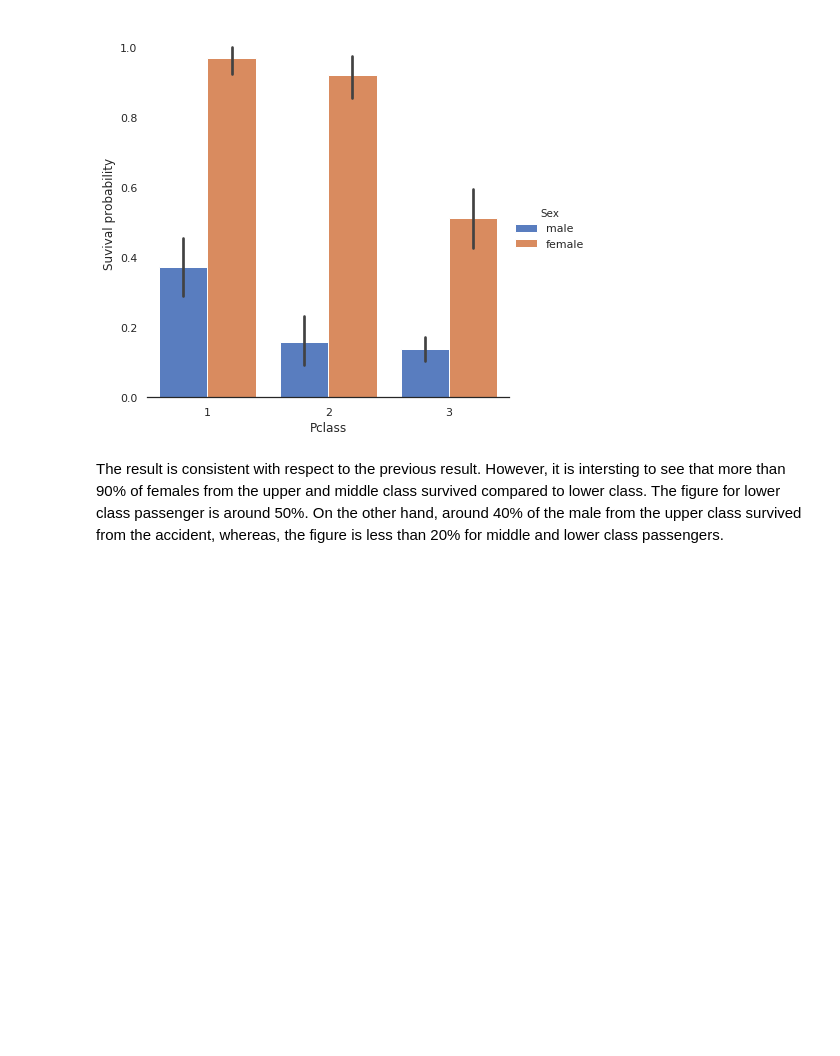
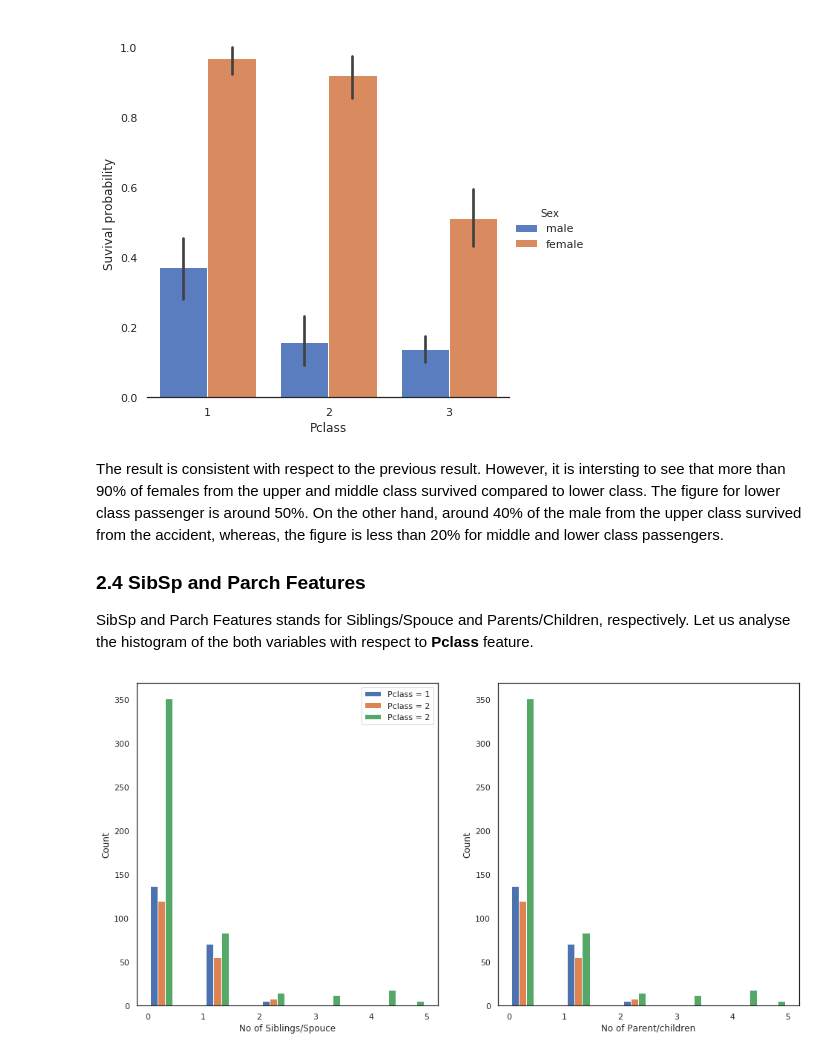
Before and after one commit to ansumsingh/Machine-learning-and-data-science, a Jupyter notebook: titanic/titanicAnalysis.ipynb, the cells around one changed output. Cells and saved outputs as stored; diff of their text form; code cells hidden in the pictures; blank space fills up the shorter version.

```diff
--- a/titanic/titanicAnalysis.ipynb
+++ b/titanic/titanicAnalysis.ipynb
@@ -252,3 +265,27 @@ g = g.set_ylabels("Suvival probability")
 # %% [markdown]
 The result is consistent with respect to the previous result. However, it is intersting to see that more than 90% of females from the upper and middle class survived compared to lower class. The figure for lower class passenger is around 50%.
 On the other hand, around 40% of the male from the upper class survived from the accident, whereas, the figure is less than 20% for middle and lower class passengers.
+
+### 2.4 SibSp and Parch Features
+SibSp and Parch Features stands for Siblings/Spouce and Parents/Children, respectively. Let us analyse the histogram of the both variables with respect to **Pclass** feature.
+# %%
+#Set the figure size
+fig=plt.figure(1,figsize=(16,8))
+
+
+fig.add_subplot(121)
+SibSp = [train_set[train_set['Pclass']==1]['SibSp'],train_set[train_set['Pclass']==2]['SibSp'],train_set[train_set['Pclass']==3]['SibSp']]
+plt.hist(SibSp)
+plt.legend(['Pclass = 1','Pclass = 2','Pclass = 2'])
+plt.ylabel('Count')
+plt.xlabel('No of Siblings/Spouce')
+
+fig.add_subplot(122)
+Parch = [train_set[train_set['Pclass']==1]['Parch'],train_set[train_set['Pclass']==2]['Parch'],train_set[train_set['Pclass']==3]['Parch']]
+plt.hist(SibSp)
+plt.ylabel('Count')
+plt.xlabel('No of Parent/children')
+#ax.legend()
+plt.show()
+# %% [output]
+[figure, added]
```
Also changed, not shown: parts of 27 cells of this notebook.
